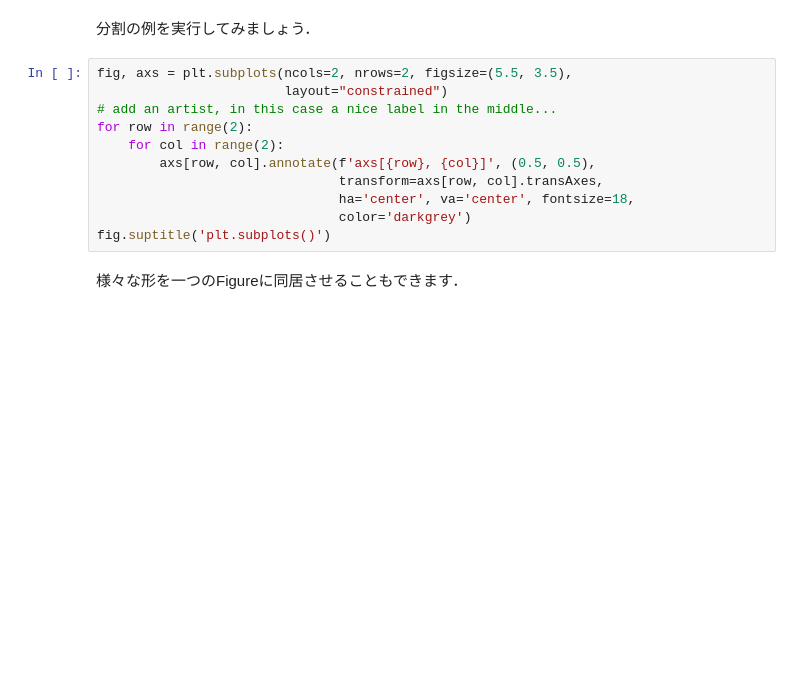
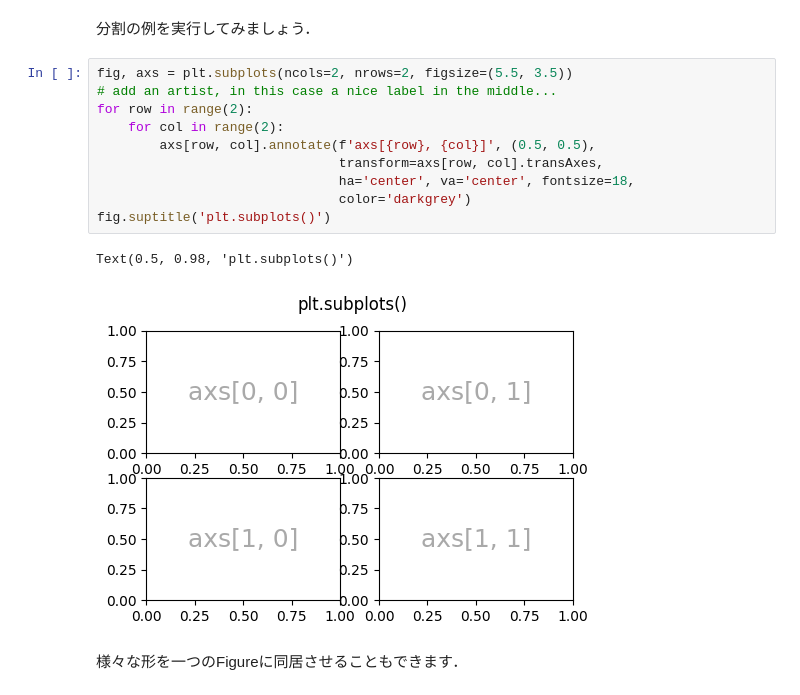
Before and after one commit to shinchu/dataviz-notebooks, a Jupyter notebook: week_2/intro-to-matplotlib.ipynb, the cells around one changed output. Cells and saved outputs as stored; diff of their text form; blank space fills up the shorter version.

Commit message:
amend_layout

```diff
--- a/week_2/intro-to-matplotlib.ipynb
+++ b/week_2/intro-to-matplotlib.ipynb
@@ -39,16 +43,18 @@ ax1 = fig.add_subplot(1, 1, 1)
 # %% [markdown]
 分割の例を実行してみましょう．
 # %%
-fig, axs = plt.subplots(ncols=2, nrows=2, figsize=(5.5, 3.5),
-                        layout="constrained")
+fig, axs = plt.subplots(ncols=2, nrows=2, figsize=(5.5, 3.5))
 # add an artist, in this case a nice label in the middle...
 for row in range(2):
     for col in range(2):
         axs[row, col].annotate(f'axs[{row}, {col}]', (0.5, 0.5),
                                transform=axs[row, col].transAxes,
                                ha='center', va='center', fontsize=18,
                                color='darkgrey')
 fig.suptitle('plt.subplots()')
+# %% [output]
+Text(0.5, 0.98, 'plt.subplots()')
+[figure, added]
 # %% [markdown]
 様々な形を一つのFigureに同居させることもできます．
 # %%
```
Also changed, not shown: parts of 2 cells of this notebook.
